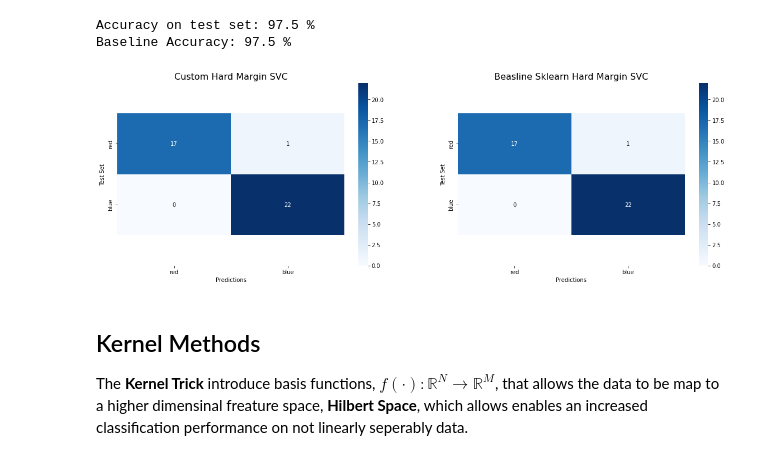
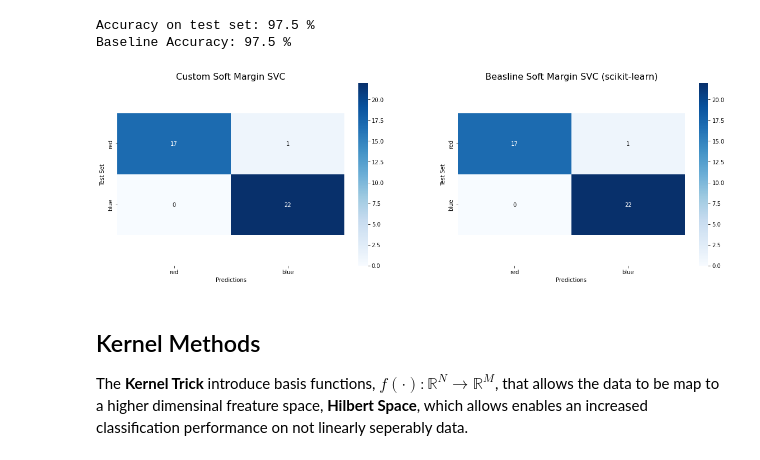
Before and after one commit to mforstenhaeusler/Quantum-Support-Vector-Machines, a Jupyter notebook: Support Vector Machines .ipynb, the cells around one changed output. Cells and saved outputs as stored; diff of their text form; code cells hidden in the pictures.

```diff
--- a/Support Vector Machines .ipynb
+++ b/Support Vector Machines .ipynb
@@ -247,20 +251,20 @@ Decision Hyperplane: 0.6020722791139658 * x + 0.14614107791459807
 Accuracy on train set: 97.5 %
 # %%
 # Predict
-y_pred_soft_margin = soft_margin_SVC.predict(X_bi_2_test)
+y_pred_soft_margin = soft_margin_SVC.predict(X_bi_soft_test)
 # %%
 # Baseline
 baseline_soft_margin_SVC = SVC(kernel='linear', C=10)
 
 # Fit
-baseline_soft_margin_SVC.fit(X_bi_2_train, y_bi_2_train)
+baseline_soft_margin_SVC.fit(X_bi_soft_train, y_bi_soft_train)
 # %% [output]
 SVC(C=10, kernel='linear')
 # %%
 # Predict
-y_pred_baseline_soft_margin = baseline_soft_margin_SVC.predict(X_bi_2_test)
+y_pred_baseline_soft_margin = baseline_soft_margin_SVC.predict(X_bi_soft_test)
 
 #Accuracy
-baseline_acc_soft_margin = baseline_soft_margin_SVC.score(X_bi_2_test, y_bi_2_test)
+baseline_acc_soft_margin = baseline_soft_margin_SVC.score(X_bi_soft_test, y_bi_soft_test)
 # %%
 plot_SVM(
@@ -284,14 +288,14 @@ Baseline Accuracy: 97.5 %
 # %%
 # confusion Matrix plot
 plot_confusion_matrix(
-    y_bi_2_test,
+    y_bi_soft_test,
     y_pred_soft_margin,
     y_pred_baseline_soft_margin,
     colors,
     titles=["Custom Soft Margin SVC", "Beasline Soft Margin SVC (scikit-learn)"]
 )
 # %% [output]
-[figure, old version]
+[figure, new version]
 # %% [markdown]
 ## Kernel Methods
 
```
Also changed, not shown: parts of 53 cells of this notebook, 16 other files.
